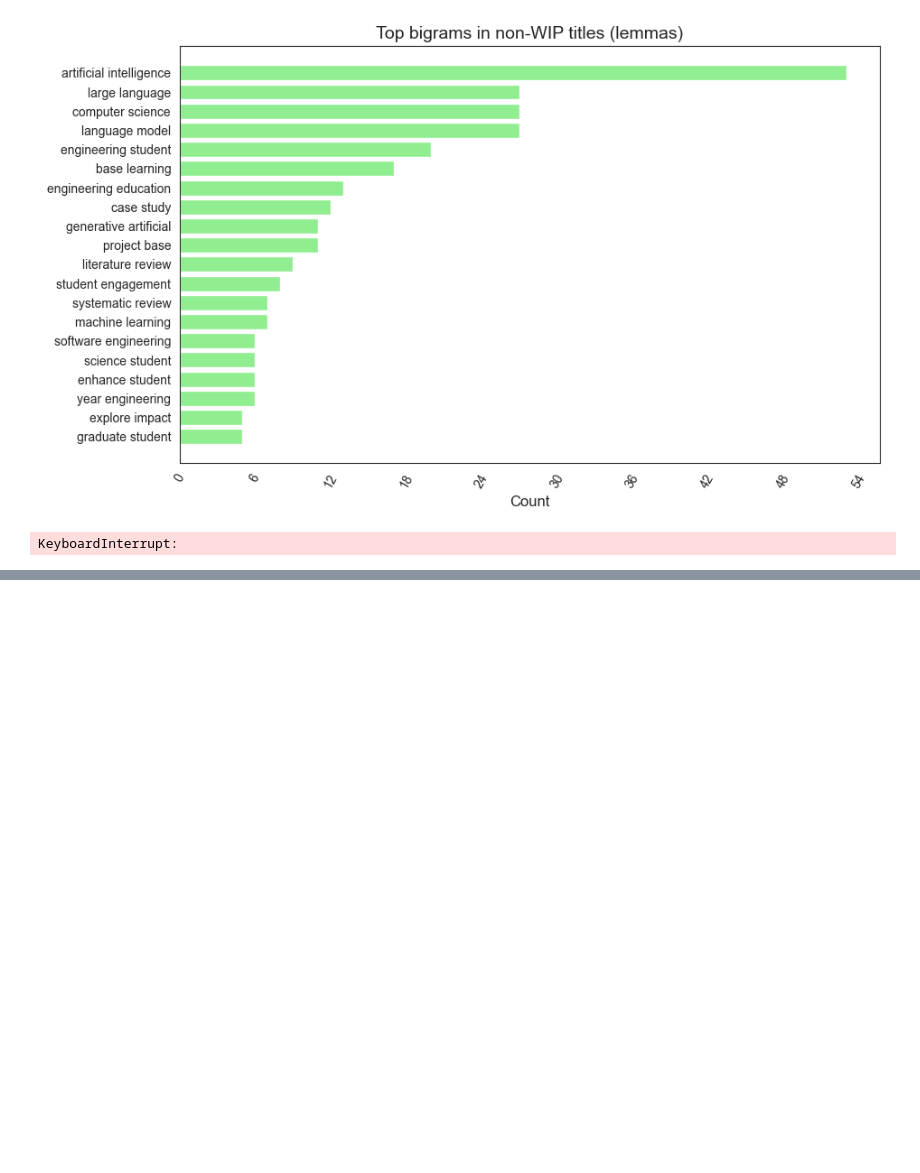
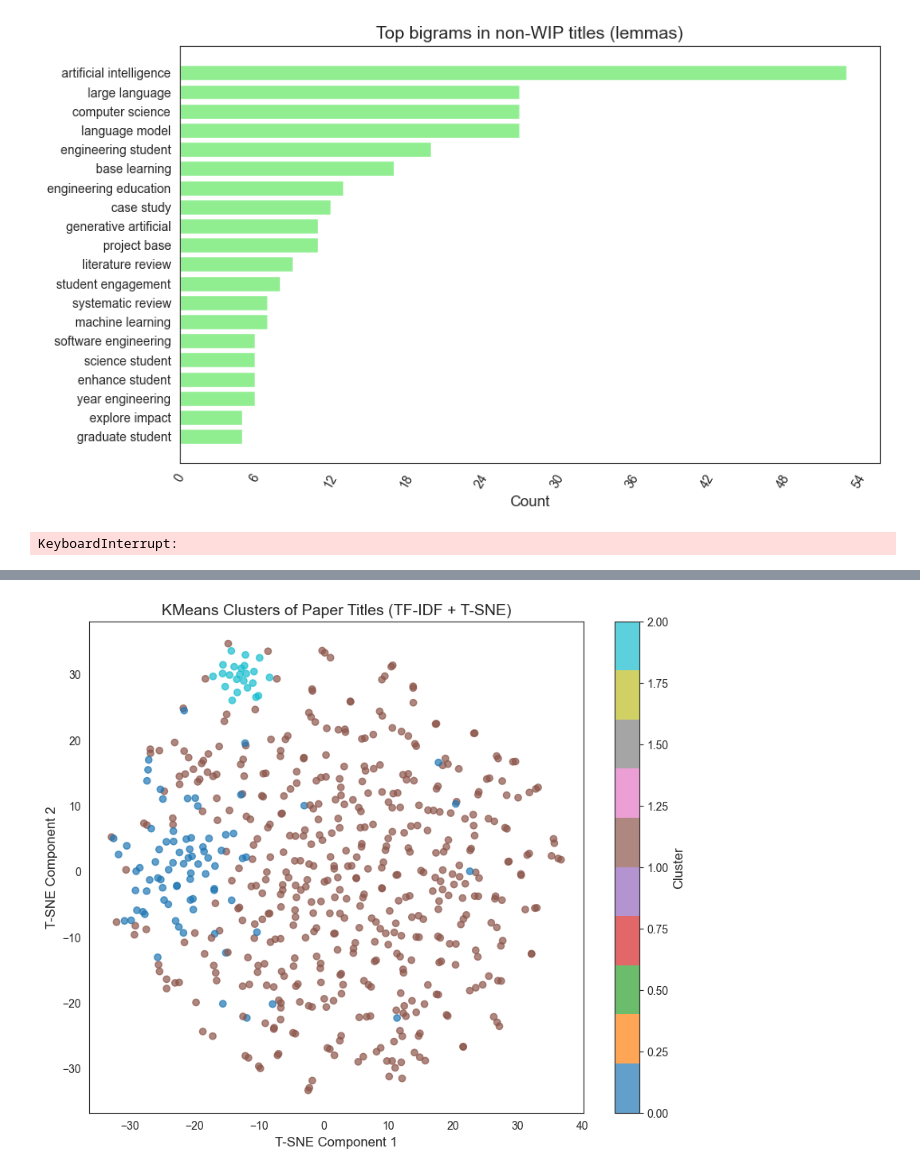
Before and after one commit to gsteinLTU/fie2025data, a Jupyter notebook: analysis.ipynb, the cells around one changed output, grey strips where cells are left out. Drawn from its saved outputs; the diff is of its cells as text; code cells hidden in the pictures; blank space fills up the shorter version.

```diff
--- a/analysis.ipynb
+++ b/analysis.ipynb
@@ -460,3 +460,19 @@ plt.show()
+# %%
+# Try T-SNE for visualization
+from sklearn.manifold import TSNE
+tsne = TSNE(n_components=2, random_state=0, perplexity=30)
+X_tsne = tsne.fit_transform(X.toarray())
+
+# Plot T-SNE clusters
+plt.figure(figsize=(10, 8))
+scatter = plt.scatter(X_tsne[:, 0], X_tsne[:, 1], c=df['Cluster'], cmap='tab10', alpha=0.7)
+plt.title("KMeans Clusters of Paper Titles (TF-IDF + T-SNE)")
+plt.xlabel("T-SNE Component 1")
+plt.ylabel("T-SNE Component 2")
+plt.colorbar(scatter, label='Cluster')
+plt.show()
+# %% [output]
+[figure, added]
 # %%
 # Show outliers (furthest from cluster center)
 from sklearn.metrics import pairwise_distances_argmin_min
```
Also changed, not shown: parts of 4 cells of this notebook, 2 other files.
